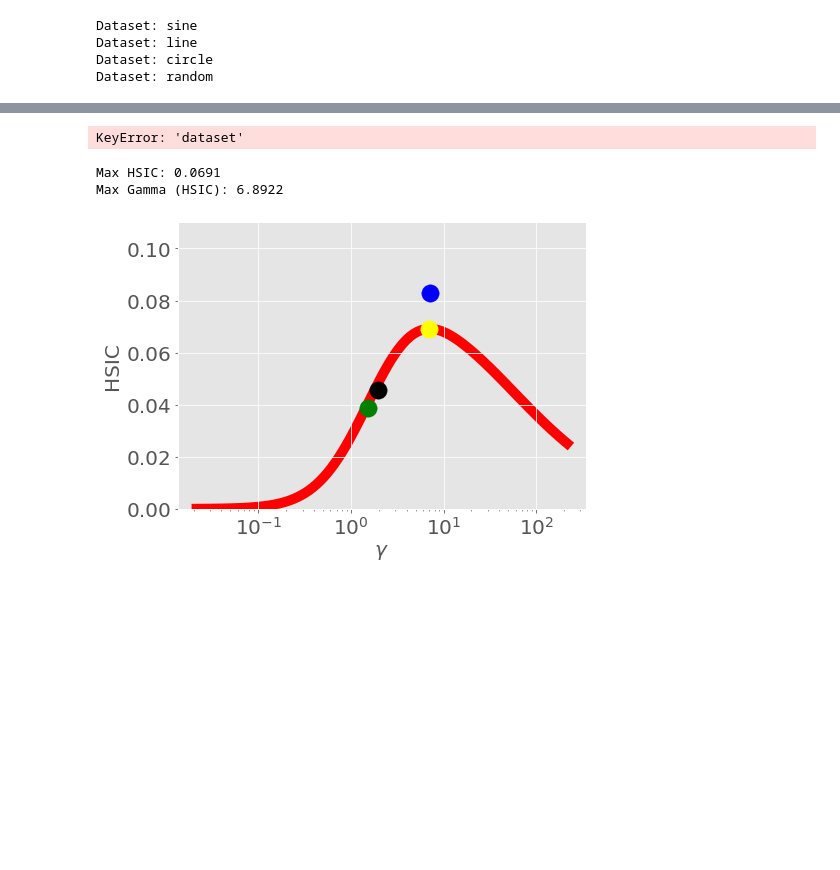
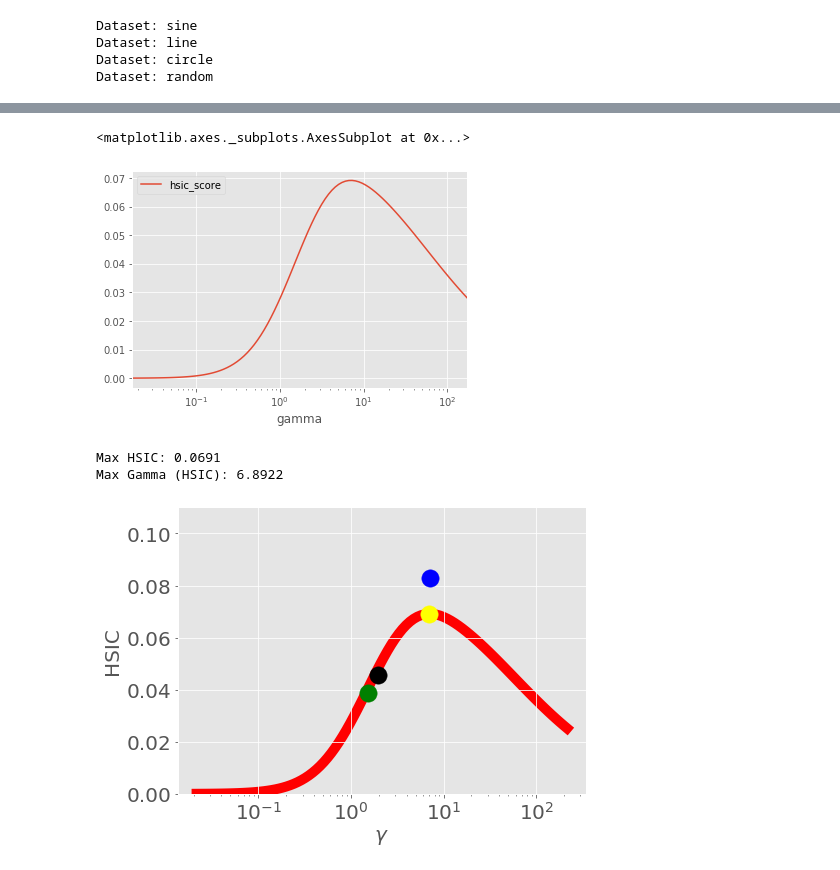
Before and after one commit to jejjohnson/hsic_alignment, a Jupyter notebook: notebooks/1_1D_initialize/0_preliminary_exp.ipynb, the cells around one changed output, grey strips where cells are left out. Saved outputs shown, nothing was run; the diff lists cells and outputs as text; code cells hidden in the pictures; blank space fills up the shorter version.

```diff
--- a/notebooks/1_1D_initialize/0_preliminary_exp.ipynb
+++ b/notebooks/1_1D_initialize/0_preliminary_exp.ipynb
@@ -440,8 +441,9 @@ results_df.head()
 # %%
 sub_df = results_df[results_df['scorer']=='hsic']
-sub_df[sub_df['dataset'] == 'line'].plot(x='gamma', y='hsic_score')
+sub_df[sub_df['dataset'] == 'random'].plot(x='gamma', y='hsic_score', logx=True)
 # %% [output]
-KeyError: 'dataset'
+<matplotlib.axes._subplots.AxesSubplot at 0x...>
+[figure, added]
 # %%
 plot_max_hsic(scorers, 'hsic', dataset, sigma_est)
 plot_max_hsic(scorers, 'tka', dataset, sigma_est)
```
Also changed, not shown: parts of 4 cells of this notebook.
